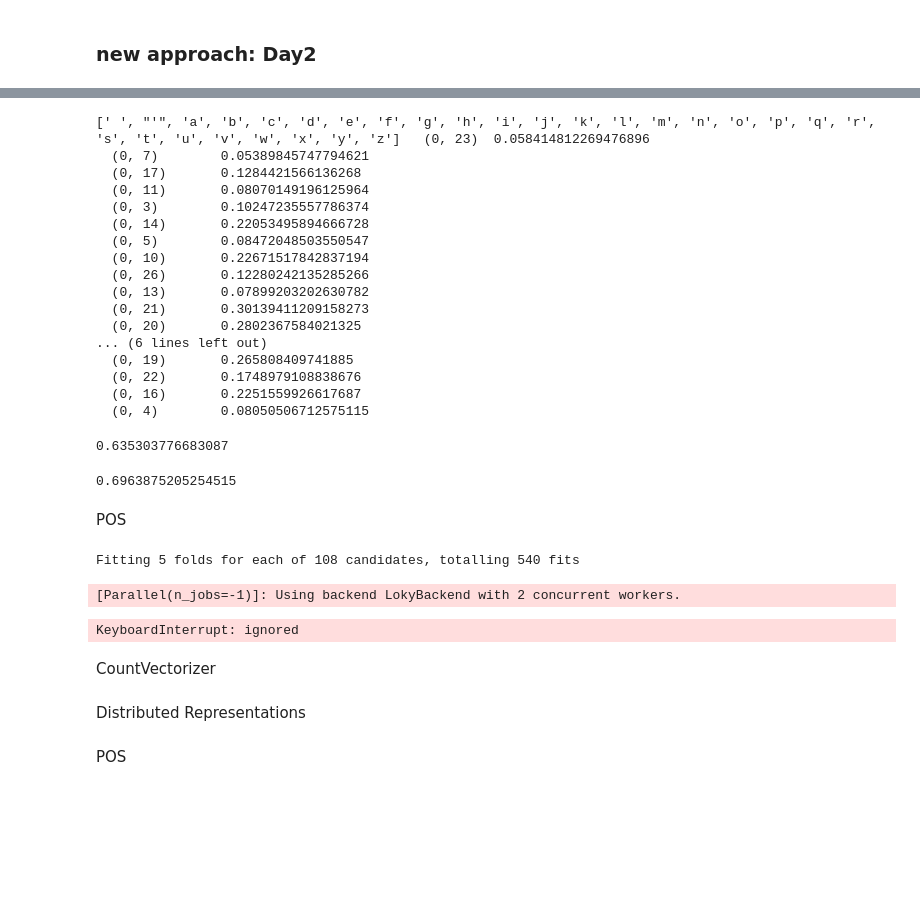
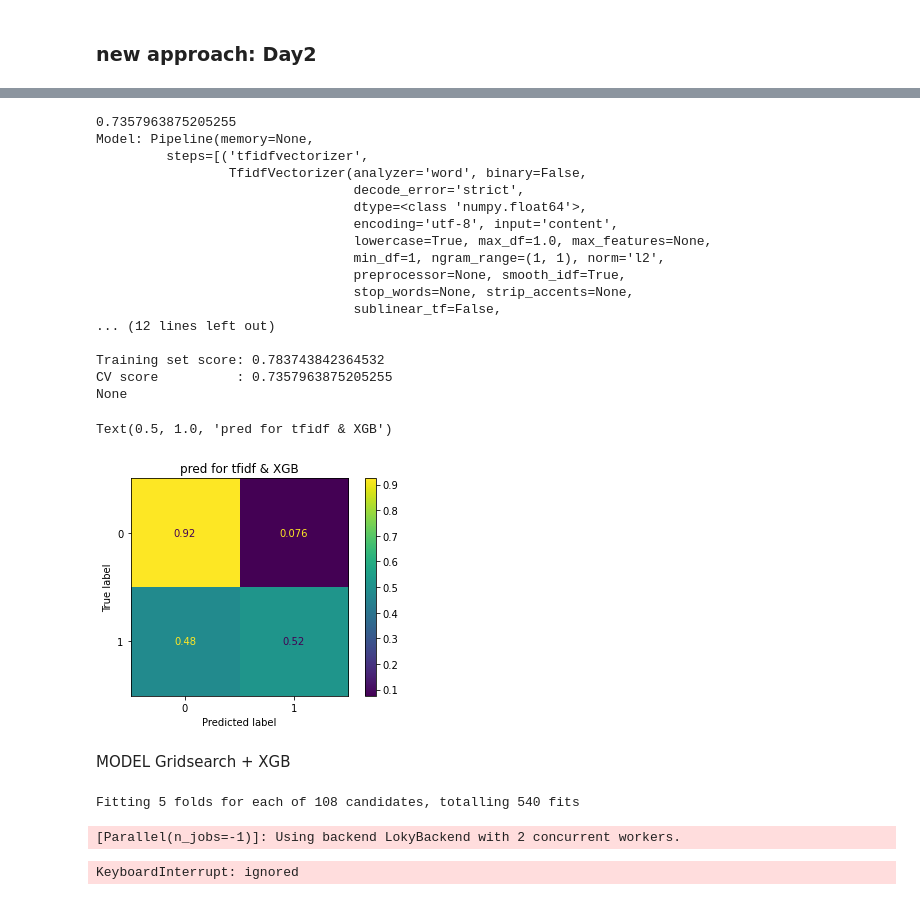
Before and after one commit to julia105/NLP-Project, a Jupyter notebook: Fire.ipynb, the cells around one changed output, grey strips where cells are left out. Drawn from its saved outputs; the diff is of its cells as text; code cells hidden in the pictures; blank space fills up the shorter version.

Commit message:
Add files via upload
neue datei nach hot encodin

```diff
--- a/Fire.ipynb
+++ b/Fire.ipynb
@@ -382,6 +324,0 @@ plt.show()
-# %%
-from sklearn.model_selection import train_test_split
-X = df['clean']
-y = df['target']
-
-X_train, X_test, y_train, y_test = train_test_split(X, y, random_state=42, test_size=0.2)
@@ -412,29 +325,41 @@ print(tfidf_vectorizer_0.get_feature_names(), tfidf_matrix_0[0])
 # %%
 from sklearn.model_selection import cross_val_score
 from sklearn.linear_model import LogisticRegression
 from sklearn.pipeline import make_pipeline
-pipe_tfidf_0 = make_pipeline(tfidf_vectorizer_0,LogisticRegression())
-cross_val_score(pipe_tfidf_0, X_train, y_train).mean()
+from xgboost import XGBClassifier
+pipe_tfidf_xgb = make_pipeline(TfidfVectorizer(),XGBClassifier())
+cv_XGB = cross_val_score(pipe_tfidf_xgb, X_train, y_train).mean()
+pipe_tfidf_xgb = pipe_tfidf_xgb.fit(X_train, y_train)
+XGB_Score = pipe_tfidf_xgb.score(X_test, y_test)
+s_predcit_XGB = pipe_tfidf_xgb.predict(X_test)
+
+print(cv_XGB)
+
+print(pred_scores(pipe_tfidf_xgb))
+
+pipe_tfidf_xgb.fit(X_train, y_train)
+plot_confusion_matrix(pipe_tfidf_xgb,X_test,y_test, normalize='true')
+plt.title('pred for tfidf & XGB')
 # %% [output]
-[' ', "'", 'a', 'b', 'c', 'd', 'e', 'f', 'g', 'h', 'i', 'j', 'k', 'l', 'm', 'n', 'o', 'p', 'q', 'r', 's', 't', 'u', 'v', 'w', 'x', 'y', 'z']   (0, 23)  0.058414812269476896
-  (0, 7)        0.05389845747794621
-  (0, 17)       0.1284421566136268
-  (0, 11)       0.08070149196125964
-  (0, 3)        0.10247235557786374
-  (0, 14)       0.22053495894666728
-  (0, 5)        0.08472048503550547
-  (0, 10)       0.22671517842837194
-  (0, 26)       0.12280242135285266
-  (0, 13)       0.07899203202630782
-  (0, 21)       0.30139411209158273
-  (0, 20)       0.2802367584021325
-... (6 lines left out)
-  (0, 19)       0.265808409741885
-  (0, 22)       0.1748979108838676
-  (0, 16)       0.2251559926617687
-  (0, 4)        0.08050506712575115
+0.7357963875205255
+Model: Pipeline(memory=None,
+         steps=[('tfidfvectorizer',
+                 TfidfVectorizer(analyzer='word', binary=False,
+                                 decode_error='strict',
+                                 dtype=<class 'numpy.float64'>,
+                                 encoding='utf-8', input='content',
+                                 lowercase=True, max_df=1.0, max_features=None,
+                                 min_df=1, ngram_range=(1, 1), norm='l2',
+                                 preprocessor=None, smooth_idf=True,
+                                 stop_words=None, strip_accents=None,
+                                 sublinear_tf=False,
+... (12 lines left out)
+
+Training set score: 0.783743842364532
+CV score          : 0.7357963875205255
+None
-0.635303776683087
+Text(0.5, 1.0, 'pred for tfidf & XGB')
-0.6963875205254515
+[figure, added]
 # %%
 import numpy as np
 
@@ -445,6 +370,6 @@ param_grid = {
     "XGB__reg_lamba": [1, 1.3, 2],
     "XGB__subsample": np.arange(0.8, 1.1, 0.2)
 }
-# %% [markdown]
-POS
+# %% [markdown]
+MODEL Gridsearch + XGB
 # %%
@@ -465,7 +392,3 @@ gridsearch.best_score_
 Fitting 5 folds for each of 108 candidates, totalling 540 fits
 [Parallel(n_jobs=-1)]: Using backend LokyBackend with 2 concurrent workers.
 KeyboardInterrupt: ignored
-# %% [markdown]
-CountVectorizer
-# %% [markdown]
-Distributed Representations
@@ -480,2 +394,0 @@ def pred_scores(model):
-# %% [markdown]
-POS
```
Also changed, not shown: parts of 73 cells of this notebook.
